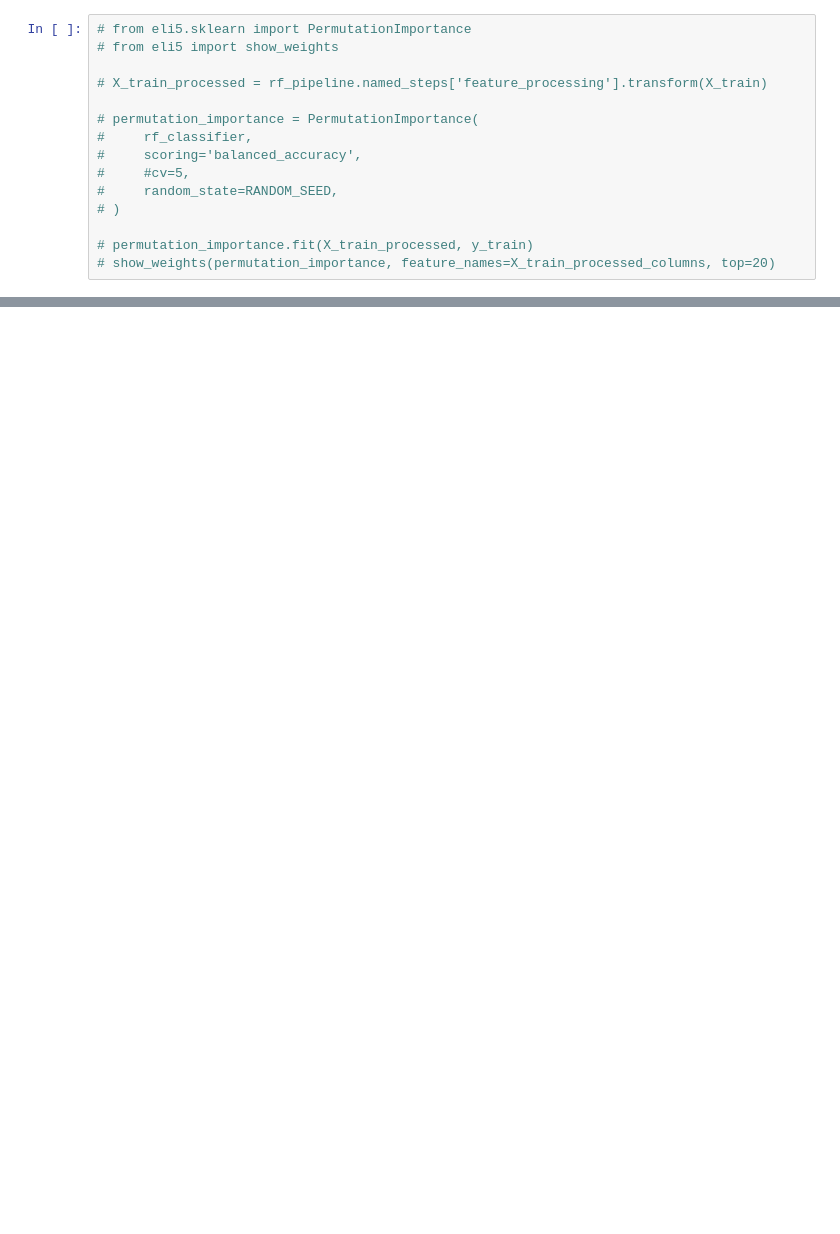
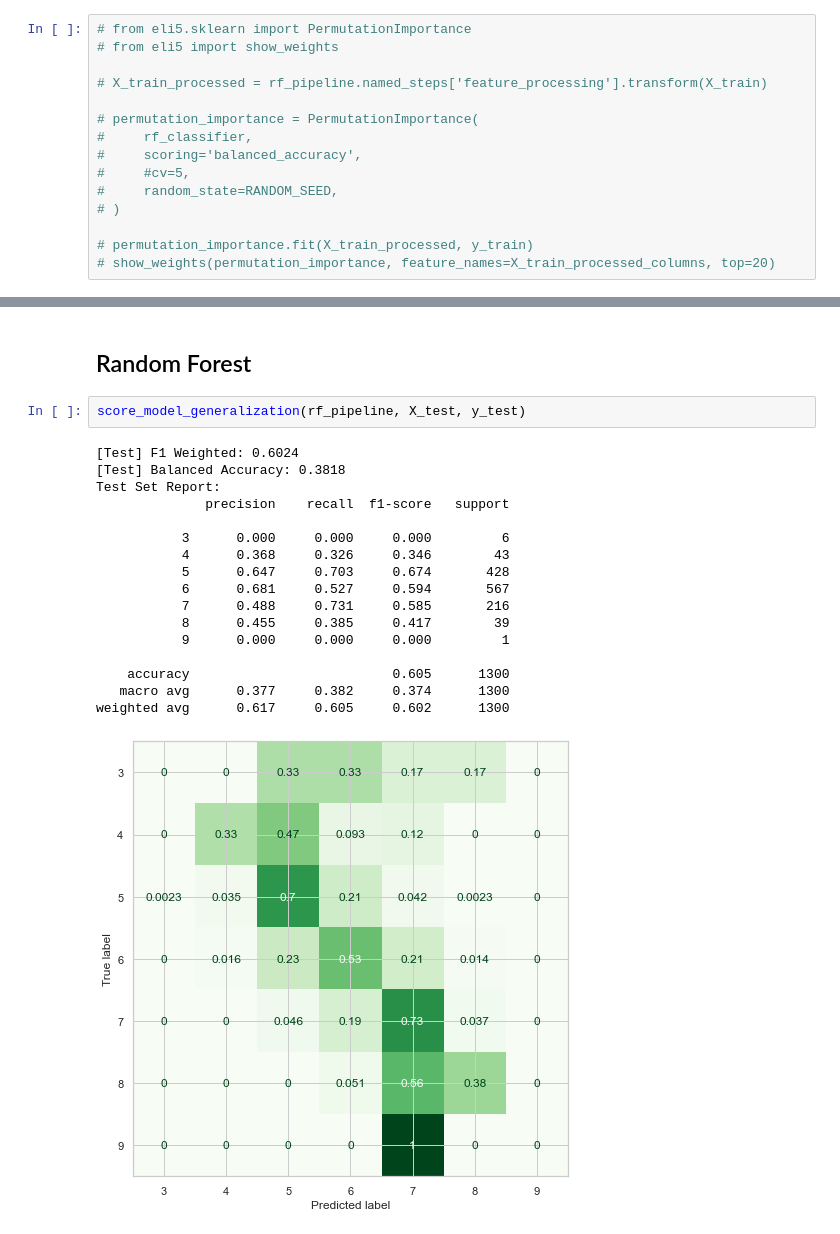
Before and after one commit to roma-glushko/kaggle-wine-quality, a Jupyter notebook: model.ipynb, the cells around one changed output, grey strips where cells are left out. Drawn from its saved outputs; the diff is of its cells as text; blank space fills up the shorter version.

```diff
--- a/model.ipynb
+++ b/model.ipynb
@@ -537,0 +603,22 @@ features_list
+# %% [markdown]
+## Random Forest
+# %%
+score_model_generalization(rf_pipeline, X_test, y_test)
+# %% [output]
+[Test] F1 Weighted: 0.6024
+[Test] Balanced Accuracy: 0.3818
+Test Set Report:
+              precision    recall  f1-score   support
+
+           3      0.000     0.000     0.000         6
+           4      0.368     0.326     0.346        43
+           5      0.647     0.703     0.674       428
+           6      0.681     0.527     0.594       567
+           7      0.488     0.731     0.585       216
+           8      0.455     0.385     0.417        39
+           9      0.000     0.000     0.000         1
+
+    accuracy                          0.605      1300
+   macro avg      0.377     0.382     0.374      1300
+weighted avg      0.617     0.605     0.602      1300
+[figure, added]
```
Also changed, not shown: parts of 30 cells of this notebook.
